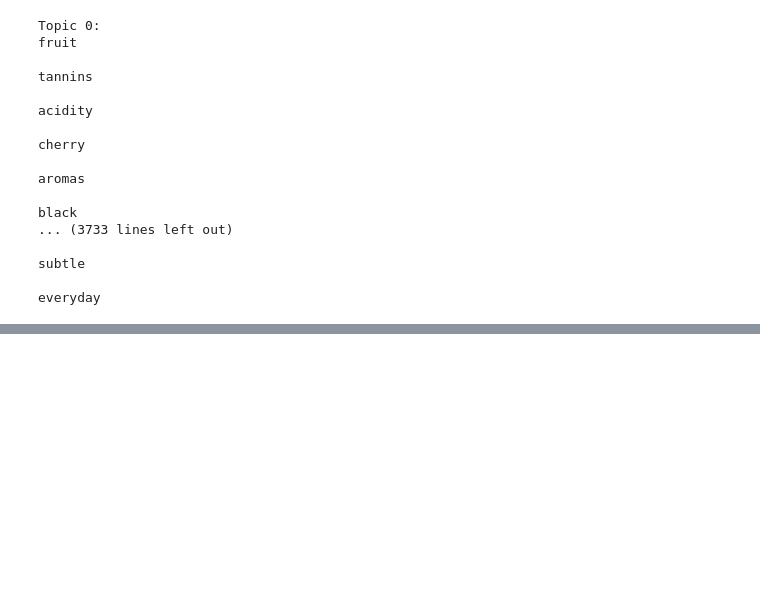
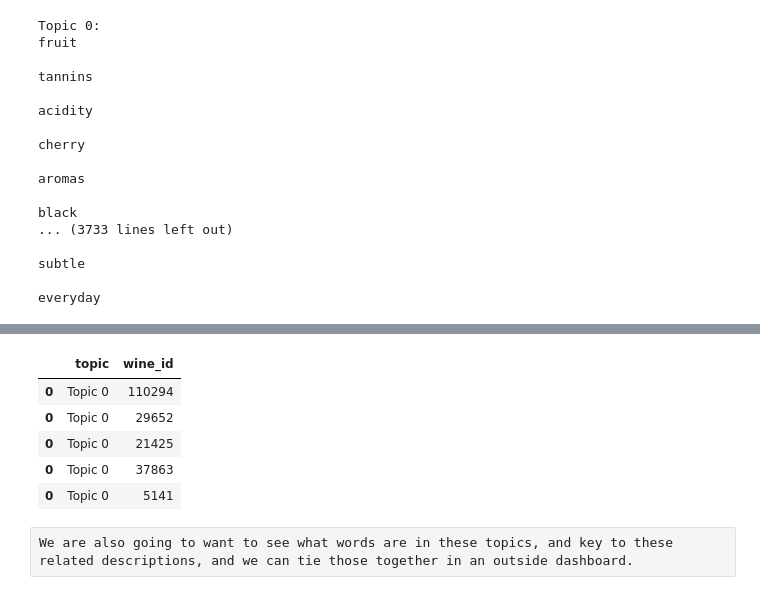
Before and after one commit to LBusalacchi/msds696, a Jupyter notebook: 3_WineClassification_LSA.ipynb, the cells around one changed output, grey strips where cells are left out. Saved outputs shown, nothing was run; the diff lists cells and outputs as text; code cells hidden in the pictures; blank space fills up the shorter version.

```diff
--- a/3_WineClassification_LSA.ipynb
+++ b/3_WineClassification_LSA.ipynb
@@ -215,0 +249,11 @@ vectorizer.vocabulary_.get('vanilla')
+# %%
+winetopics=df.rename(columns={0:"topic",1:"wine_id"})
+# %%
+winetopics.head()
+# %% [output]
+|  | topic | wine_id |
+| 0 | Topic 0 | 110294 |
+| 0 | Topic 0 | 29652 |
+| 0 | Topic 0 | 21425 |
+| 0 | Topic 0 | 37863 |
+| 0 | Topic 0 | 5141 |
@@ -215,0 +262,2 @@ vectorizer.vocabulary_.get('vanilla')
+# %% [raw]
+We are also going to want to see what words are in these topics, and key to these related descriptions, and we can tie those together in an outside dashboard.
```
Also changed, not shown: parts of 43 cells of this notebook, 4 other files.
